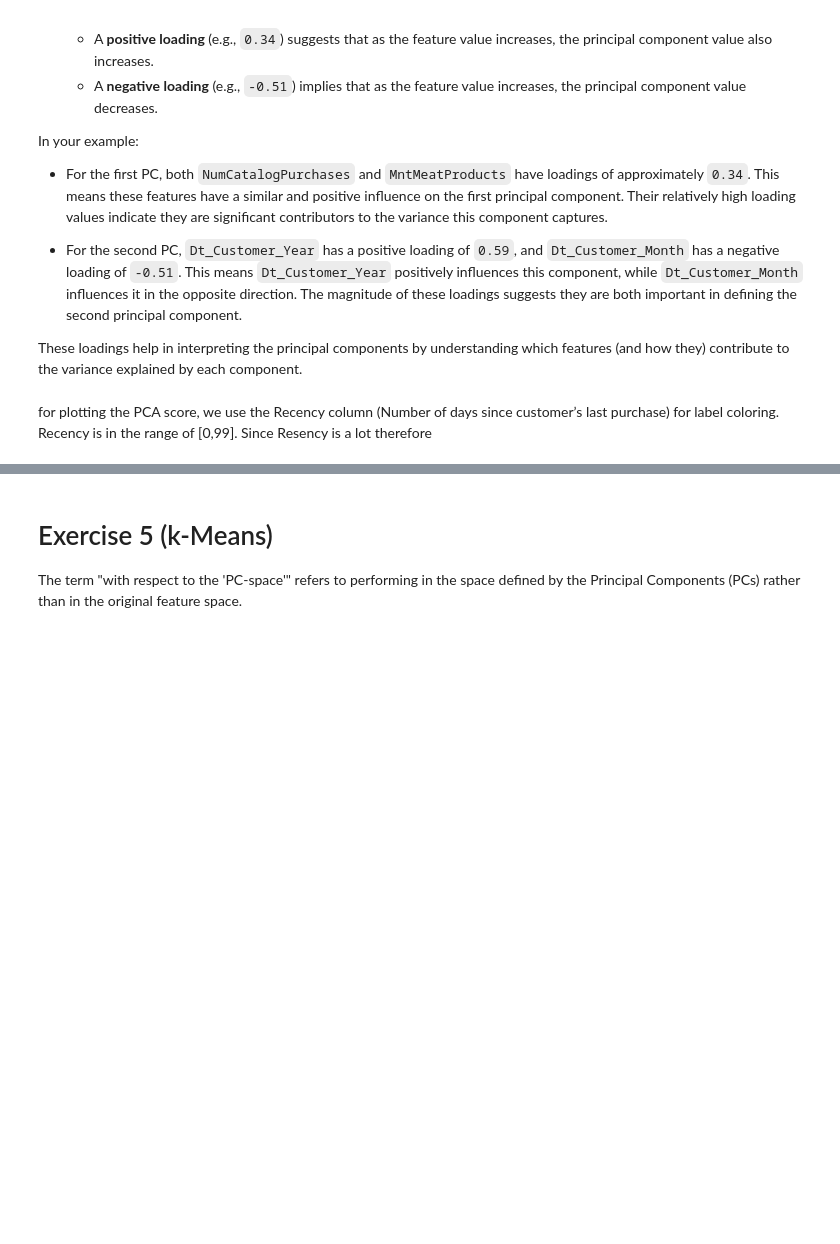
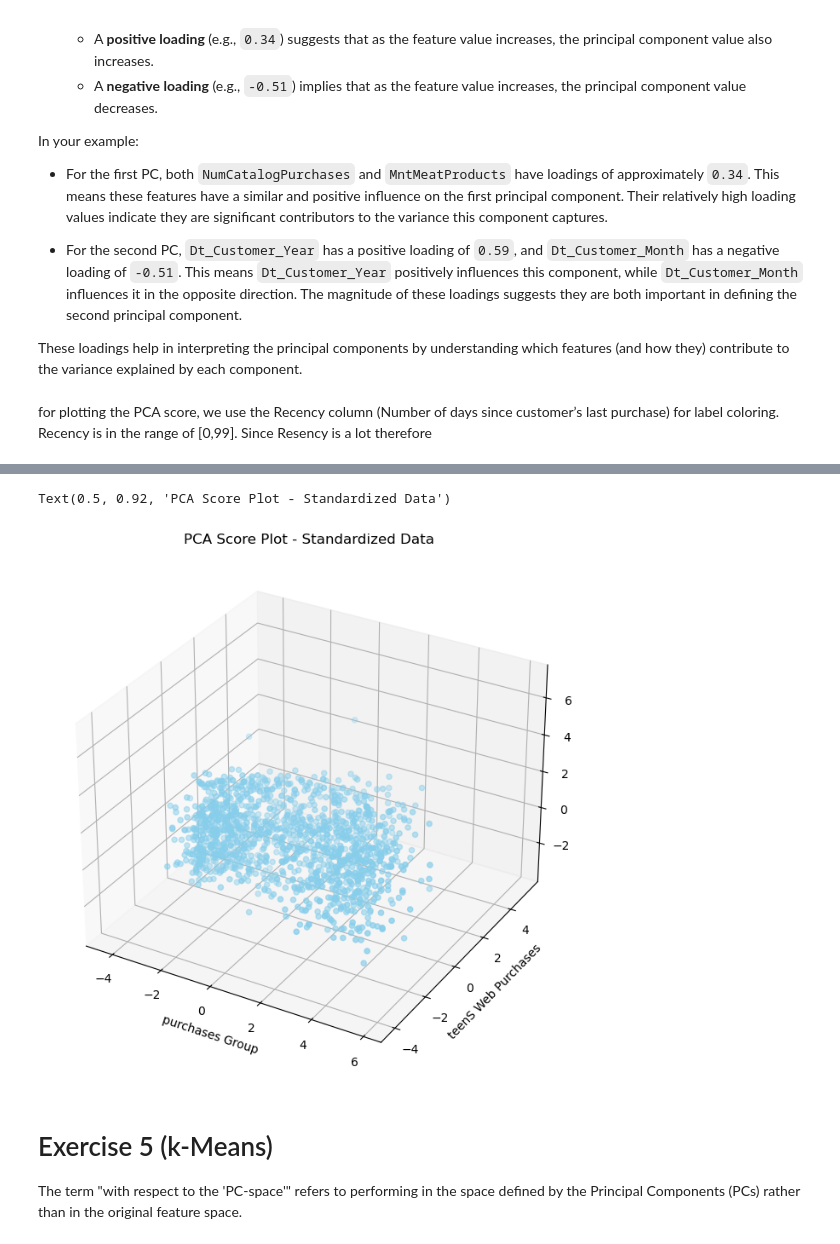
Before and after one commit to Sepehr-A/CLA_Project, a Jupyter notebook: PCA_HW/PCA_HW_NEW.ipynb, the cells around one changed output, grey strips where cells are left out. Saved outputs shown, nothing was run; the diff lists cells and outputs as text; code cells hidden in the pictures; blank space fills up the shorter version.

```diff
--- a/PCA_HW/PCA_HW_NEW.ipynb
+++ b/PCA_HW/PCA_HW_NEW.ipynb
@@ -521,3 +510,14 @@ plot_pca_scores(X_mm_pca, ['PC1 Name', 'PC2 Name'], labels=workdf['NumDealsPurch
+# %%
+fig = plt.figure(figsize=(8,8))
+ax = fig.add_subplot(111, projection='3d')
+ax.scatter(X_std_pca[:,0], X_std_pca[:,1], X_std_pca[:,2], color ='skyblue')
+ax.set_xlabel('purchases Group')
+ax.set_ylabel('teenS Web Purchases')
+ax.set_zlabel('enrollment Date')
+ax.set_title('PCA Score Plot - Standardized Data')
+# %% [output]
+Text(0.5, 0.92, 'PCA Score Plot - Standardized Data')
+[figure, added]
 # %% [markdown]
 # Exercise 5 (k-Means)
 The term "with respect to the 'PC-space'" refers to performing in the space defined by the Principal Components (PCs) rather than in the original feature space.
```
Also changed, not shown: parts of 11 cells of this notebook.
